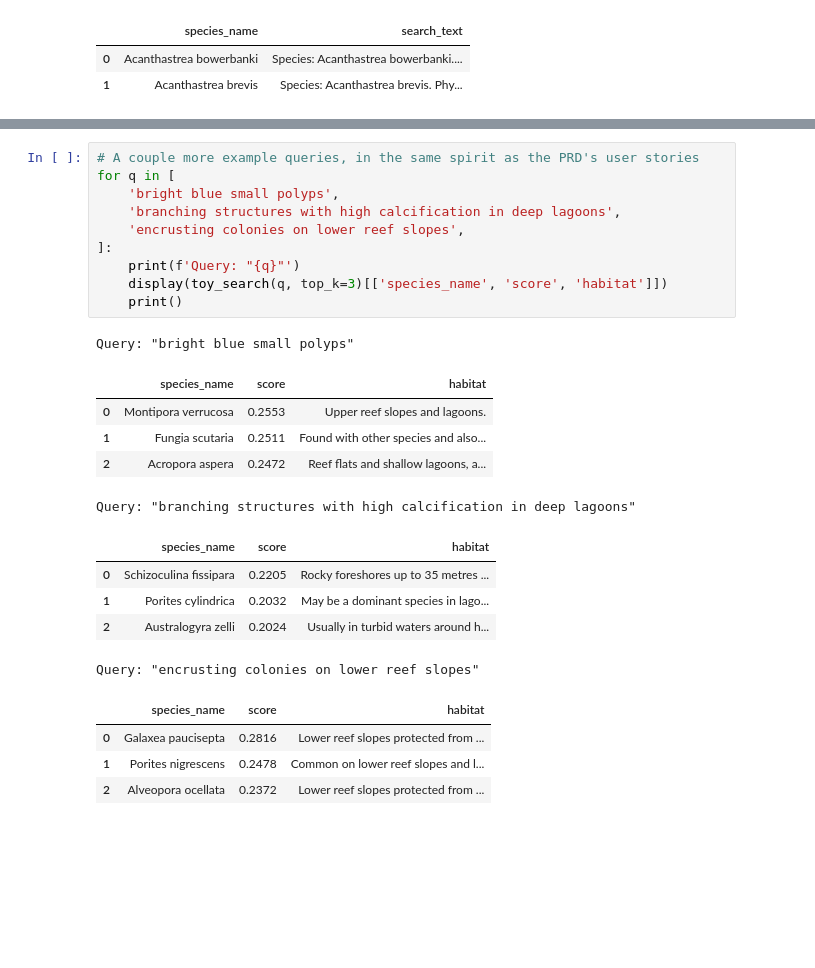
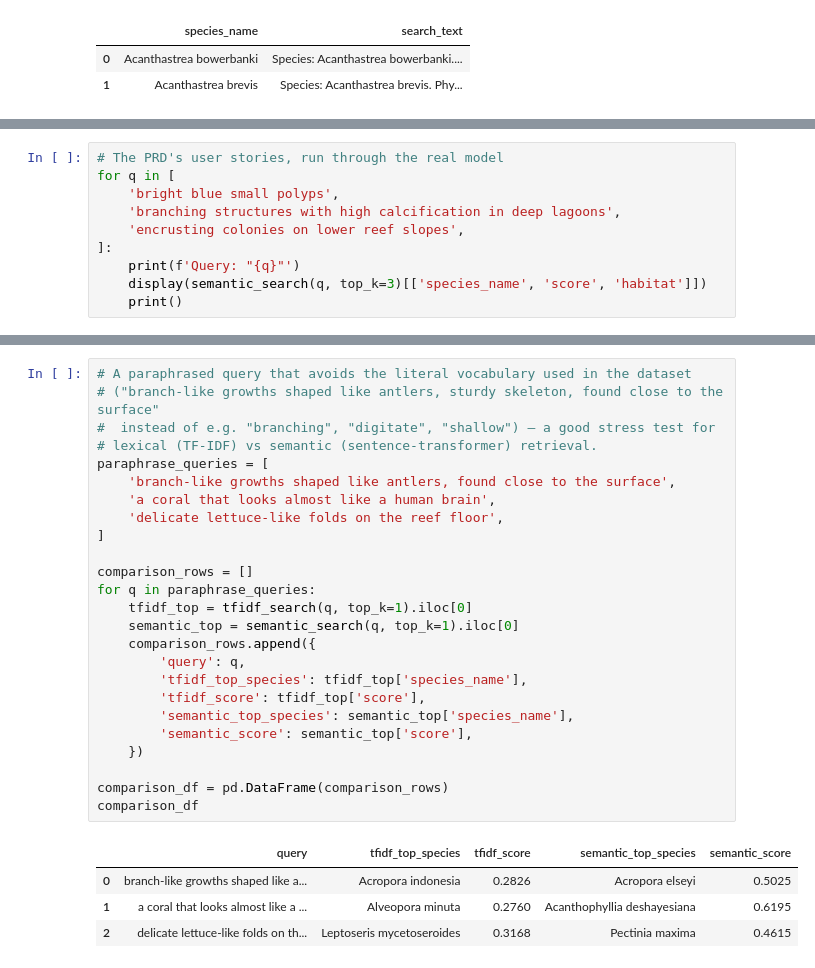
Before and after one commit to thompgt/coral-reef, a Jupyter notebook: Demo.ipynb, the cells around one changed output, grey strips where cells are left out. Drawn from its saved outputs; the diff is of its cells as text; blank space fills up the shorter version.

```diff
--- a/Demo.ipynb
+++ b/Demo.ipynb
@@ -240,0 +288,10 @@ This is purely illustrative: TF-IDF captures lexical overlap, not the deeper sem
+# %%
+# The PRD's user stories, run through the real model
+for q in [
+    'bright blue small polyps',
+    'branching structures with high calcification in deep lagoons',
+    'encrusting colonies on lower reef slopes',
+]:
+    print(f'Query: "{q}"')
+    display(semantic_search(q, top_k=3)[['species_name', 'score', 'habitat']])
+    print()
@@ -267,29 +341,33 @@ Toy "embedding" matrix shape: (831, 2255) (rows = species, columns = TF-IDF voca
 | 2 | Acropora cerealis | 0.2581 | Mostly pale brown, cream or white... | Upper reef slopes. | Common. | Colonies are caespitose or corymb... |
 | 3 | Acropora akajimensis | 0.2486 | Brown, blue and yellow. | Shallow reef slopes and flats. | Occasionally locally common, usua... | Colonies consist of dense thicket... |
 | 4 | Acropora massawensis | 0.2005 | White to pale brown. | Upper reef slopes. | Uncommon. | Colonies form extensive flat digi... |
-# %%
-# A couple more example queries, in the same spirit as the PRD's user stories
-for q in [
-    'bright blue small polyps',
-    'branching structures with high calcification in deep lagoons',
-    'encrusting colonies on lower reef slopes',
-]:
-    print(f'Query: "{q}"')
-    display(toy_search(q, top_k=3)[['species_name', 'score', 'habitat']])
-    print()
-# %% [output]
-Query: "bright blue small polyps"
-|  | species_name | score | habitat |
-| 0 | Montipora verrucosa | 0.2553 | Upper reef slopes and lagoons. |
-| 1 | Fungia scutaria | 0.2511 | Found with other species and also... |
-| 2 | Acropora aspera | 0.2472 | Reef flats and shallow lagoons, a... |
-Query: "branching structures with high calcification in deep lagoons"
-|  | species_name | score | habitat |
-| 0 | Schizoculina fissipara | 0.2205 | Rocky foreshores up to 35 metres ... |
-| 1 | Porites cylindrica | 0.2032 | May be a dominant species in lago... |
-| 2 | Australogyra zelli | 0.2024 | Usually in turbid waters around h... |
-Query: "encrusting colonies on lower reef slopes"
-|  | species_name | score | habitat |
-| 0 | Galaxea paucisepta | 0.2816 | Lower reef slopes protected from ... |
-| 1 | Porites nigrescens | 0.2478 | Common on lower reef slopes and l... |
-| 2 | Alveopora ocellata | 0.2372 | Lower reef slopes protected from ... |
+# %%
+# A paraphrased query that avoids the literal vocabulary used in the dataset
+# ("branch-like growths shaped like antlers, sturdy skeleton, found close to the surface"
+#  instead of e.g. "branching", "digitate", "shallow") — a good stress test for
+# lexical (TF-IDF) vs semantic (sentence-transformer) retrieval.
+paraphrase_queries = [
+    'branch-like growths shaped like antlers, found close to the surface',
+    'a coral that looks almost like a human brain',
+    'delicate lettuce-like folds on the reef floor',
+]
+
+comparison_rows = []
+for q in paraphrase_queries:
+    tfidf_top = tfidf_search(q, top_k=1).iloc[0]
+    semantic_top = semantic_search(q, top_k=1).iloc[0]
+    comparison_rows.append({
+        'query': q,
+        'tfidf_top_species': tfidf_top['species_name'],
+        'tfidf_score': tfidf_top['score'],
+        'semantic_top_species': semantic_top['species_name'],
+        'semantic_score': semantic_top['score'],
+    })
+
+comparison_df = pd.DataFrame(comparison_rows)
+comparison_df
+# %% [output]
+|  | query | tfidf_top_species | tfidf_score | semantic_top_species | semantic_score |
+| 0 | branch-like growths shaped like a... | Acropora indonesia | 0.2826 | Acropora elseyi | 0.5025 |
+| 1 | a coral that looks almost like a ... | Alveopora minuta | 0.2760 | Acanthophyllia deshayesiana | 0.6195 |
+| 2 | delicate lettuce-like folds on th... | Leptoseris mycetoseroides | 0.3168 | Pectinia maxima | 0.4615 |
```
Also changed, not shown: parts of 25 cells of this notebook, 1 other file.
